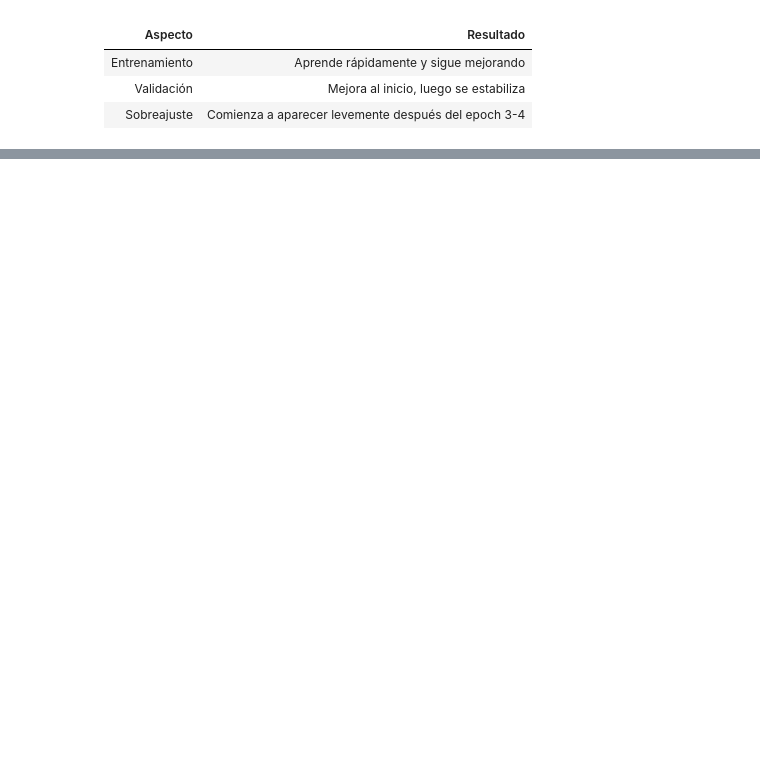
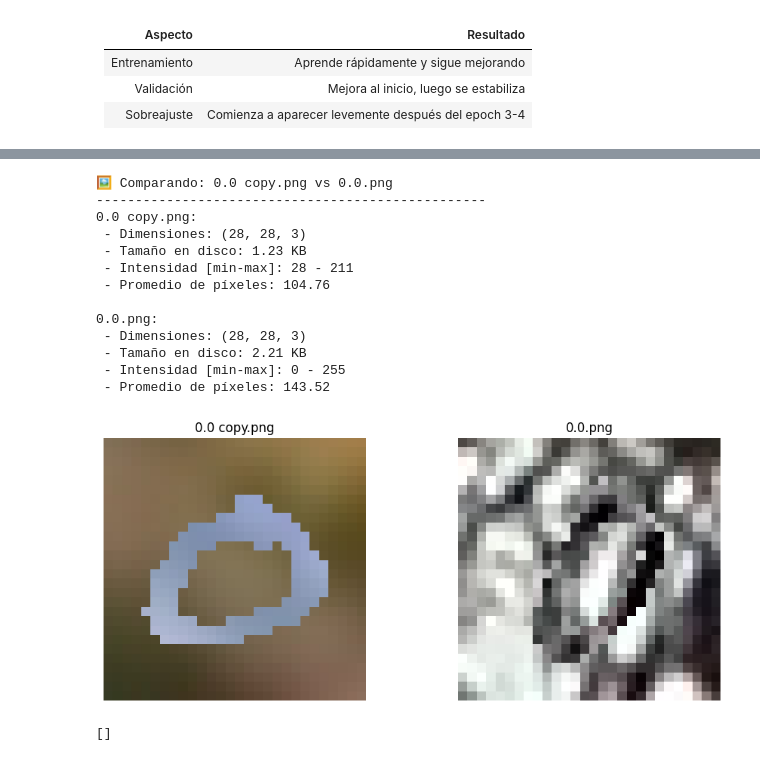
Before and after one commit to JosueSay/labs-ds, a Jupyter notebook: lab3/lab3.ipynb, the cells around one changed output, grey strips where cells are left out. Drawn from its saved outputs; the diff is of its cells as text; code cells hidden in the pictures; blank space fills up the shorter version.

```diff
--- a/lab3/lab3.ipynb
+++ b/lab3/lab3.ipynb
@@ -534,0 +762,22 @@ Mejor modelo: VGG Style CNN (Dropout=0.2) con precisión 98.57%
+# %%
+compareImagesInFolder("./compare")
+# %% [output]
+🖼️ Comparando: 0.0 copy.png vs 0.0.png
+--------------------------------------------------
+0.0 copy.png:
+ - Dimensiones: (28, 28, 3)
+ - Tamaño en disco: 1.23 KB
+ - Intensidad [min-max]: 28 - 211
+ - Promedio de píxeles: 104.76
+
+0.0.png:
+ - Dimensiones: (28, 28, 3)
+ - Tamaño en disco: 2.21 KB
+ - Intensidad [min-max]: 0 - 255
+ - Promedio de píxeles: 143.52
+[figure, added]
+# %%
+import tensorflow as tf
+print(tf.config.list_physical_devices('GPU'))
+# %% [output]
+[]
```
Also changed, not shown: parts of 42 cells of this notebook, 15 other files.
